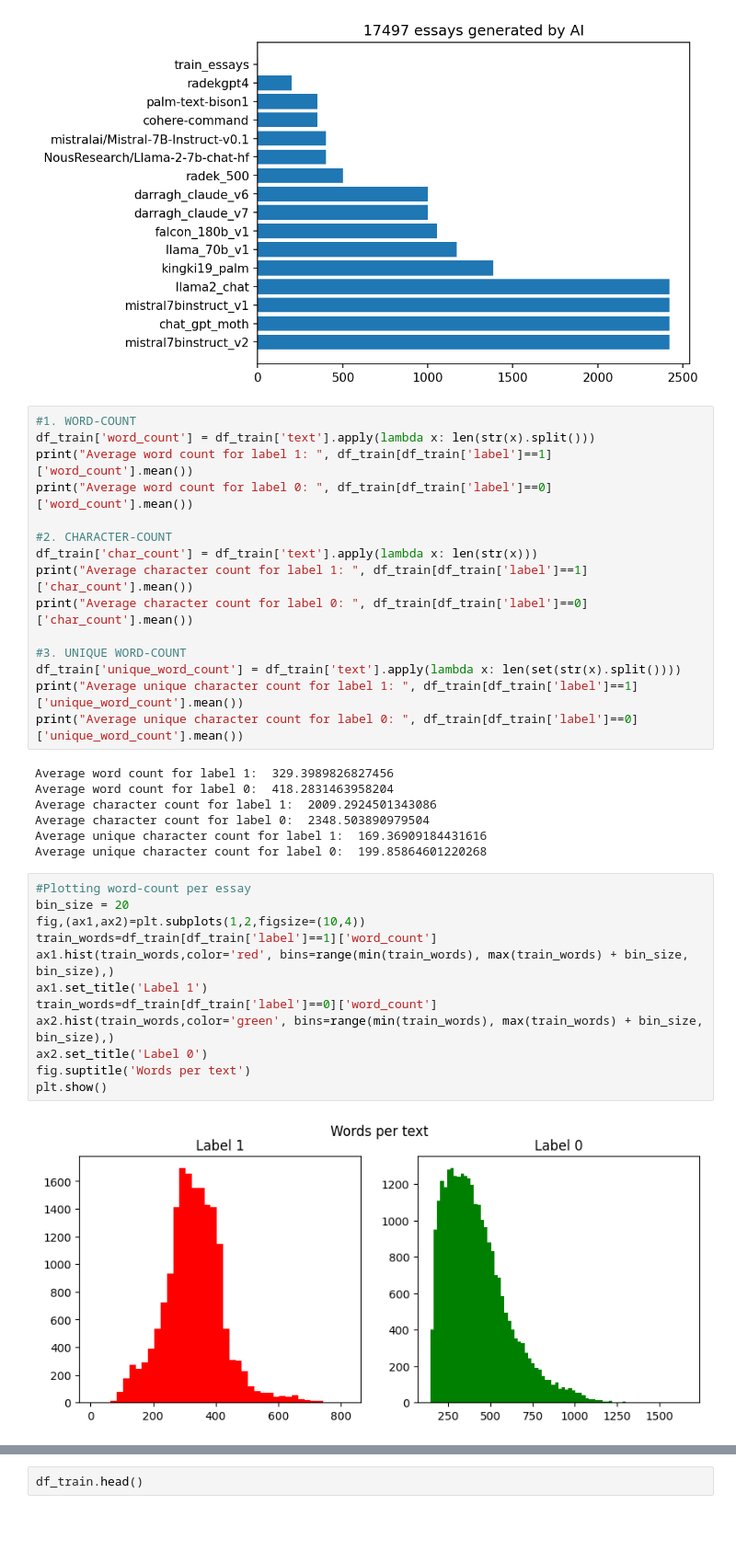
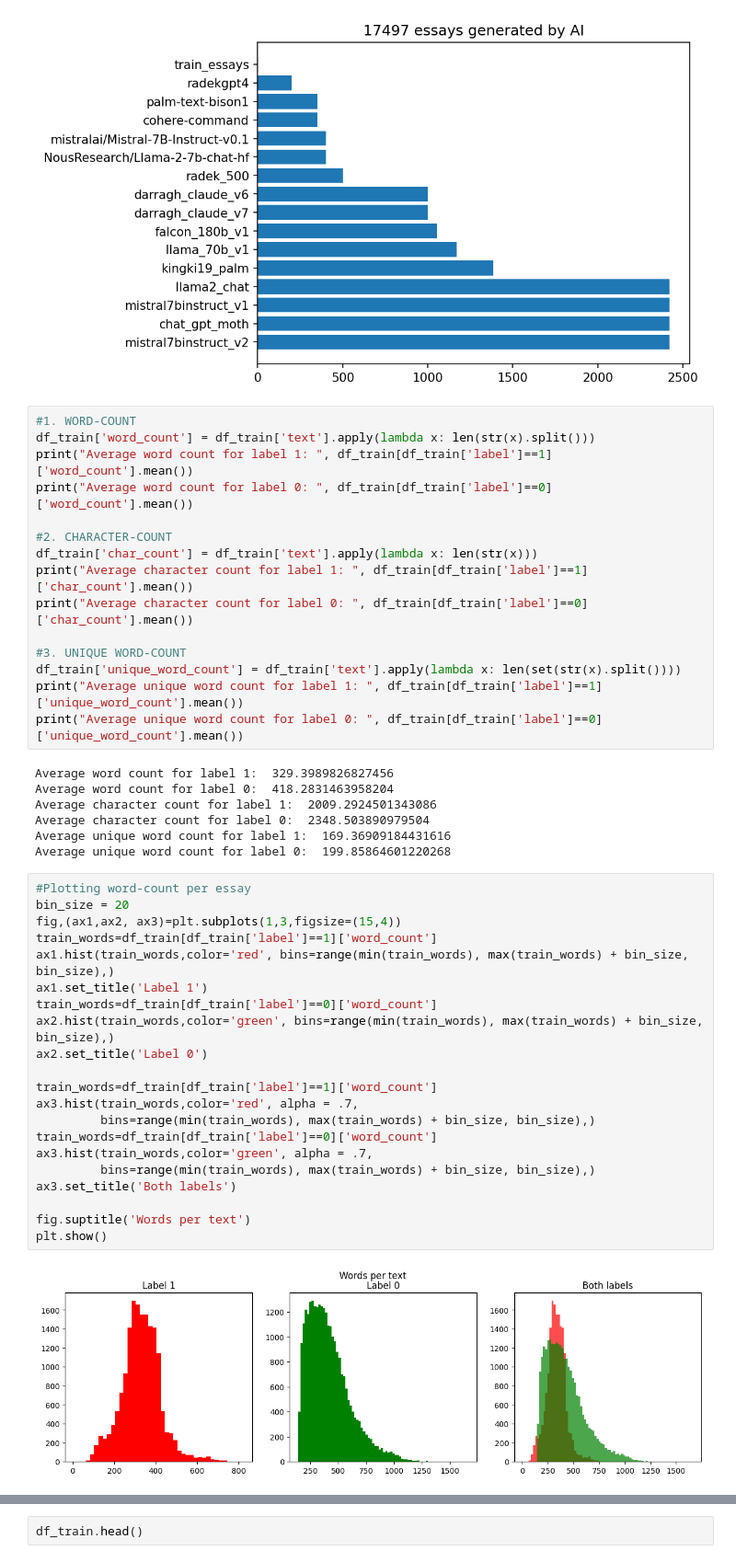
Before and after one commit to emmermarcell/Detect-AI-Generated-Text, a Jupyter notebook: scripts/preprocess_database_for_classifiers_ML.ipynb, the cells around one changed output, grey strips where cells are left out. Shown: that part at 92% size. Drawn from its saved outputs; the diff is of its cells as text; blank space fills up the shorter version.

Commit message:
Update preprocess_database_for_classifiers_ML
Fixes some parallel preprocess_database_for_classifiers_ML.ipynb and added extra figures and statistics

```diff
--- a/scripts/preprocess_database_for_classifiers_ML.ipynb
+++ b/scripts/preprocess_database_for_classifiers_ML.ipynb
@@ -152,29 +175,38 @@ print("Average character count for label 0: ", df_train[df_train['label']==0]['c
 
 #3. UNIQUE WORD-COUNT
 df_train['unique_word_count'] = df_train['text'].apply(lambda x: len(set(str(x).split())))
-print("Average unique character count for label 1: ", df_train[df_train['label']==1]['unique_word_count'].mean())
-print("Average unique character count for label 0: ", df_train[df_train['label']==0]['unique_word_count'].mean())
+print("Average unique word count for label 1: ", df_train[df_train['label']==1]['unique_word_count'].mean())
+print("Average unique word count for label 0: ", df_train[df_train['label']==0]['unique_word_count'].mean())
 # %% [output]
 Average word count for label 1:  329.3989826827456
 Average word count for label 0:  418.2831463958204
 Average character count for label 1:  2009.2924501343086
 Average character count for label 0:  2348.503890979504
-Average unique character count for label 1:  169.36909184431616
-Average unique character count for label 0:  199.85864601220268
+Average unique word count for label 1:  169.36909184431616
+Average unique word count for label 0:  199.85864601220268
 # %%
 #Plotting word-count per essay
 bin_size = 20
-fig,(ax1,ax2)=plt.subplots(1,2,figsize=(10,4))
+fig,(ax1,ax2, ax3)=plt.subplots(1,3,figsize=(15,4))
 train_words=df_train[df_train['label']==1]['word_count']
 ax1.hist(train_words,color='red', bins=range(min(train_words), max(train_words) + bin_size, bin_size),)
 ax1.set_title('Label 1')
 train_words=df_train[df_train['label']==0]['word_count']
 ax2.hist(train_words,color='green', bins=range(min(train_words), max(train_words) + bin_size, bin_size),)
 ax2.set_title('Label 0')
+
+train_words=df_train[df_train['label']==1]['word_count']
+ax3.hist(train_words,color='red', alpha = .7,
+         bins=range(min(train_words), max(train_words) + bin_size, bin_size),)
+train_words=df_train[df_train['label']==0]['word_count']
+ax3.hist(train_words,color='green', alpha = .7,
+         bins=range(min(train_words), max(train_words) + bin_size, bin_size),)
+ax3.set_title('Both labels')
+
 fig.suptitle('Words per text')
 plt.show()
 # %% [output]
-[figure, old version]
+[figure, new version]
 # %%
 x = df_train[df_train.label==1].source.value_counts()
 cmap = plt.get_cmap('tab20')
```
Also changed, not shown: parts of 16 cells of this notebook.
